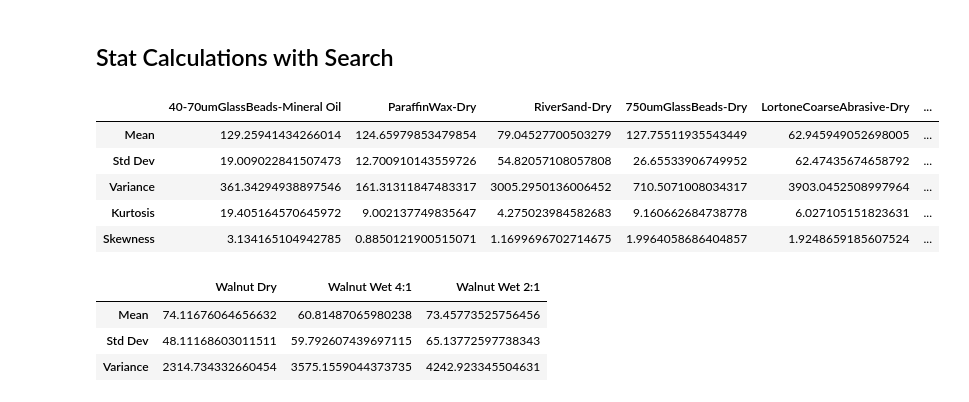
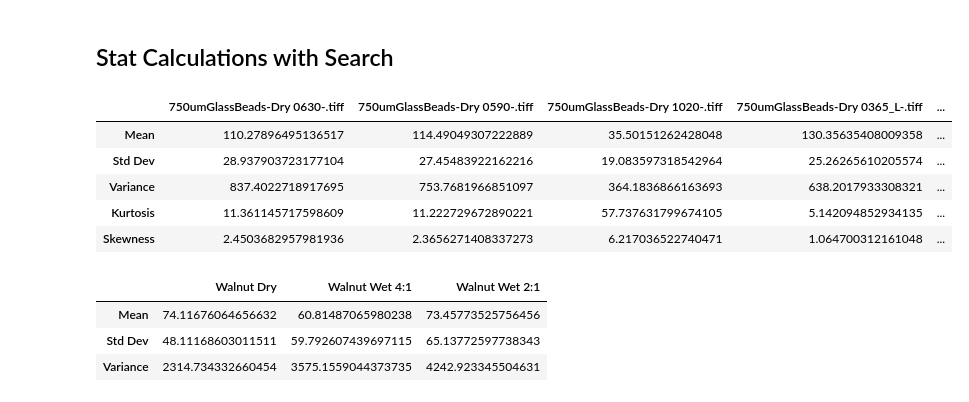
Before and after one commit to jfan14mc/Sand-Image-Anaylsis, a Jupyter notebook: imageTesting.ipynb, the cells around one changed output. Drawn from its saved outputs; the diff is of its cells as text; code cells hidden in the pictures.

```diff
--- a/imageTesting.ipynb
+++ b/imageTesting.ipynb
@@ -285,0 +339,20 @@ for wave in waves:
+# %%
+#subplot testing
+fig, ax = plt.subplots(1,2)
+
+x = np.linspace(0, 2 * np.pi, 400)
+y = np.sin(x ** 2)
+
+col_labels = ['Col1','Col2','Col3']
+row_labels = ['Row1','Row2','Row3']
+table_vals = pd.DataFrame([[10, 9, 8],
+                          [20, 19, 18],
+                          [30, 29, 28]])
+
+ax[0].plot(x,y)
+
+mpl.table.table(ax[0],
+                cellText=table_vals.values,
+                colLabels = col_labels,
+                rowLabels = row_labels,
+                bbox = (0.2,-0.3,0.8,0.2))
@@ -370,37 +446,37 @@ plt.show()
 # %%
 def ijOpen(image):
     return ij.io().open(image)
 
 
 def statList(image):
     return [ij.py.from_java(ij.op().stats().mean(image).toString()),
             ij.py.from_java(ij.op().stats().stdDev(image).toString()),
             ij.py.from_java(ij.op().stats().variance(image).toString()),
             ij.py.from_java(ij.op().stats().kurtosis(image).toString()),
             ij.py.from_java(ij.op().stats().skewness(image).toString())]
 
 # User input
-material = ""
-wavelength = '455'
+material = "750um"
+wavelength = '0'
 
 #Setups
 search = '/Users/fanjx1/Documents/SandImages/Composites/*' + material + '*/*' + wavelength + '*'
 dict = {}
 
 #
 for file in glob.glob(search, recursive=True):
-    name = os.path.basename(os.path.dirname(file))
+    name = os.path.basename(os.path.dirname(file)) + ' ' + os.path.basename(file)
     dict[name] = statList(ijOpen(file))
 
 statComparison = pd.DataFrame(dict, index = ['Mean', 'Std Dev', 'Variance', 'Kurtosis', 'Skewness'])
 statComparison
 # %% [output]
-|  | 40-70umGlassBeads-Mineral Oil | ParaffinWax-Dry | RiverSand-Dry | 750umGlassBeads-Dry | LortoneCoarseAbrasive-Dry | ... |
-| Mean | 129.25941434266014 | 124.65979853479854 | 79.04527700503279 | 127.75511935543449 | 62.945949052698005 | ... |
-| Std Dev | 19.009022841507473 | 12.700910143559726 | 54.82057108057808 | 26.65533906749952 | 62.47435674658792 | ... |
-| Variance | 361.34294938897546 | 161.31311847483317 | 3005.2950136006452 | 710.5071008034317 | 3903.0452508997964 | ... |
-| Kurtosis | 19.405164570645972 | 9.002137749835647 | 4.275023984582683 | 9.160662684738778 | 6.027105151823631 | ... |
-| Skewness | 3.134165104942785 | 0.8850121900515071 | 1.1699696702714675 | 1.9964058686404857 | 1.9248659185607524 | ... |
+|  | 750umGlassBeads-Dry 0630-.tiff | 750umGlassBeads-Dry 0590-.tiff | 750umGlassBeads-Dry 1020-.tiff | 750umGlassBeads-Dry 0365_L-.tiff | ... |
+| Mean | 110.27896495136517 | 114.49049307222889 | 35.50151262428048 | 130.35635408009358 | ... |
+| Std Dev | 28.937903723177104 | 27.45483922162216 | 19.083597318542964 | 25.26265610205574 | ... |
+| Variance | 837.4022718917695 | 753.7681966851097 | 364.1836866163693 | 638.2017933308321 | ... |
+| Kurtosis | 11.361145717598609 | 11.222729672890221 | 57.737631799674105 | 5.142094852934135 | ... |
+| Skewness | 2.4503682957981936 | 2.3656271408337273 | 6.217036522740471 | 1.064700312161048 | ... |
 # %%
 #Manual Stat Caluculations
 def ijOpen(image):
```
Also changed, not shown: parts of 13 cells of this notebook.
